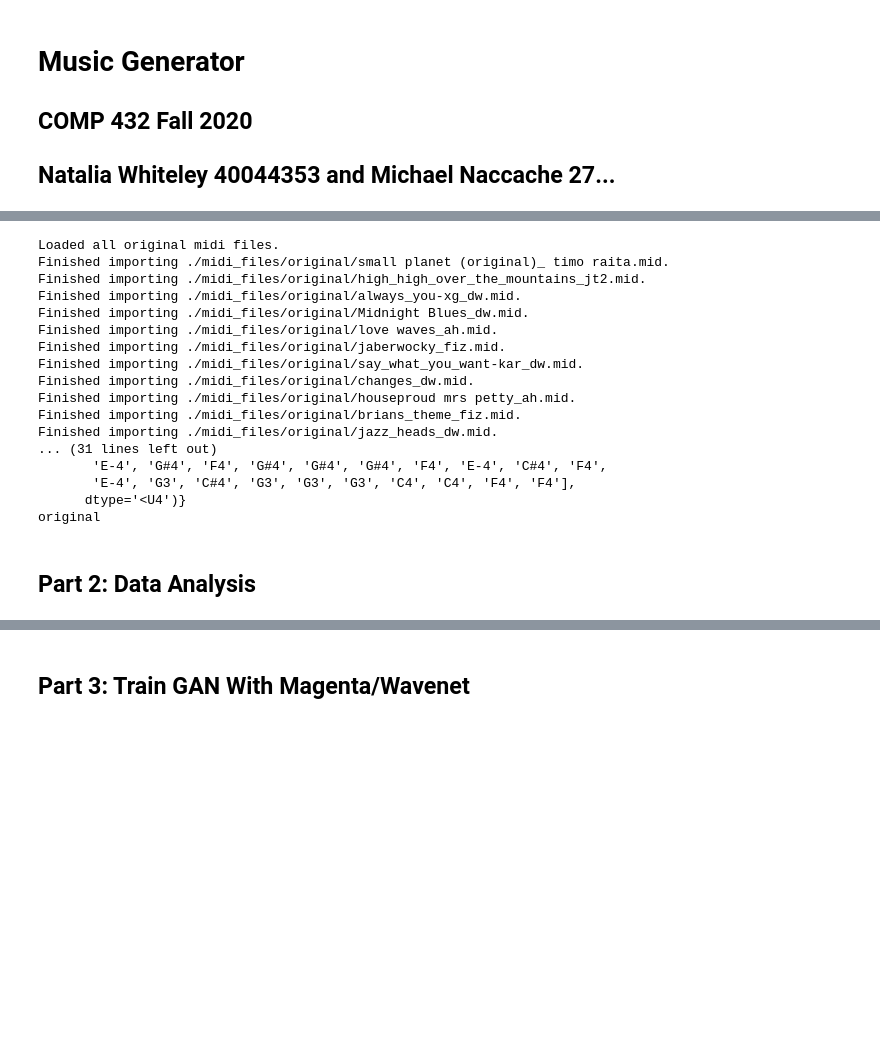
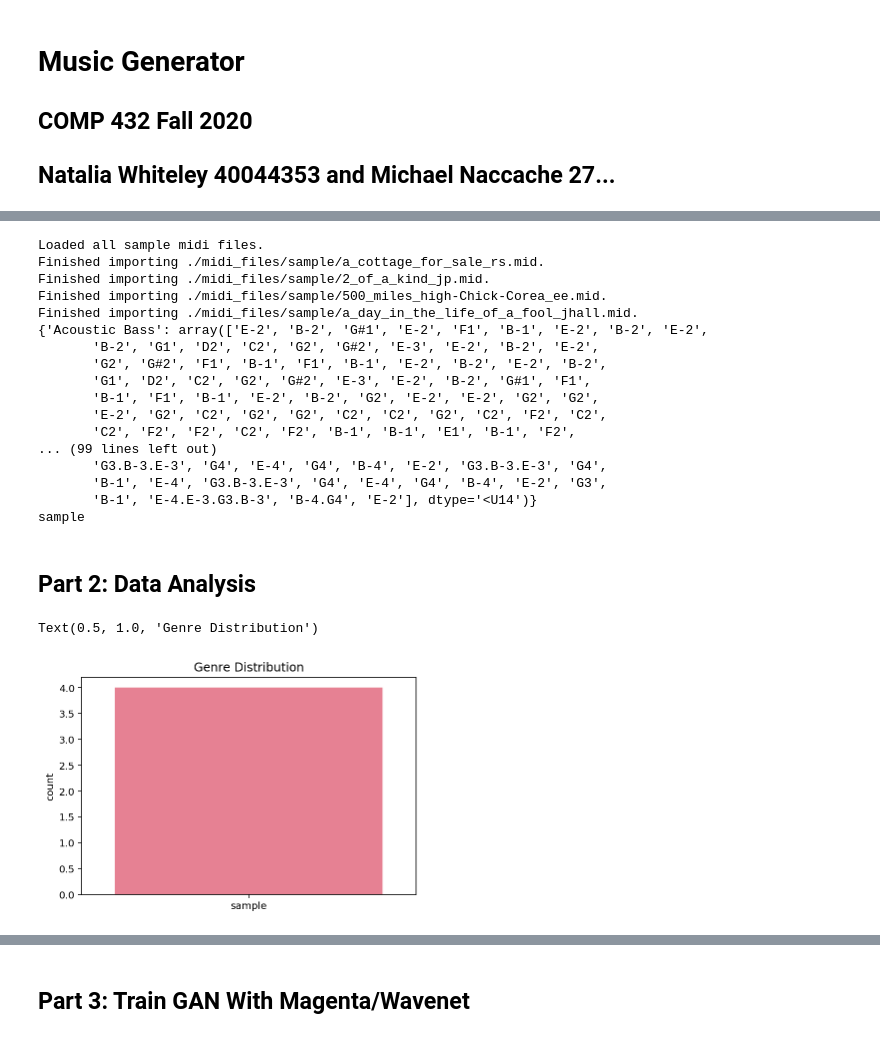
Before and after one commit to NoDevicesFound/ML-Project, a Jupyter notebook: Music_GAN.ipynb, the cells around one changed output, grey strips where cells are left out. Saved outputs shown, nothing was run; the diff lists cells and outputs as text; code cells hidden in the pictures; blank space fills up the shorter version.

```diff
--- a/Music_GAN.ipynb
+++ b/Music_GAN.ipynb
@@ -10,5 +11,6 @@ import seaborn as sns
 from music21 import *
 # %%
-# instruments to include from the midi file
+VERBOSE = True
+GENRES = ['sample']
 INSTRUMENTS = [instrument.Piano, instrument.Bass, instrument.Guitar, instrument.Saxophone, instrument.Trumpet]
-VERBOSE = True
+PALETTE = 'husl'
@@ -70,28 +76,28 @@ def get_all_files_in_dir(dir_path, verbose=VERBOSE):
 
     return midis, genres
 # %%
-all_midis, genres = get_all_files_in_dir('./midi_files/original')
-all_midis = [import_midi(x) for x in all_midis]
+midi_filenames, genres = get_all_files_in_dir('./midi_files')
+notes= [import_midi(x) for x in midi_filenames]
 
-print(all_midis[0])
-print(genres[0])
+print(X[0])
+print(y[0])
 # %% [output]
-Loaded all original midi files.
-Finished importing ./midi_files/original/small planet (original)_ timo raita.mid.
-Finished importing ./midi_files/original/high_high_over_the_mountains_jt2.mid.
-Finished importing ./midi_files/original/always_you-xg_dw.mid.
-Finished importing ./midi_files/original/Midnight Blues_dw.mid.
-Finished importing ./midi_files/original/love waves_ah.mid.
-Finished importing ./midi_files/original/jaberwocky_fiz.mid.
-Finished importing ./midi_files/original/say_what_you_want-kar_dw.mid.
-Finished importing ./midi_files/original/changes_dw.mid.
-Finished importing ./midi_files/original/houseproud mrs petty_ah.mid.
-Finished importing ./midi_files/original/brians_theme_fiz.mid.
-Finished importing ./midi_files/original/jazz_heads_dw.mid.
-... (31 lines left out)
-       'E-4', 'G#4', 'F4', 'G#4', 'G#4', 'G#4', 'F4', 'E-4', 'C#4', 'F4',
-       'E-4', 'G3', 'C#4', 'G3', 'G3', 'G3', 'C4', 'C4', 'F4', 'F4'],
-      dtype='<U4')}
-original
+Loaded all sample midi files.
+Finished importing ./midi_files/sample/a_cottage_for_sale_rs.mid.
+Finished importing ./midi_files/sample/2_of_a_kind_jp.mid.
+Finished importing ./midi_files/sample/500_miles_high-Chick-Corea_ee.mid.
+Finished importing ./midi_files/sample/a_day_in_the_life_of_a_fool_jhall.mid.
+{'Acoustic Bass': array(['E-2', 'B-2', 'G#1', 'E-2', 'F1', 'B-1', 'E-2', 'B-2', 'E-2',
+       'B-2', 'G1', 'D2', 'C2', 'G2', 'G#2', 'E-3', 'E-2', 'B-2', 'E-2',
+       'G2', 'G#2', 'F1', 'B-1', 'F1', 'B-1', 'E-2', 'B-2', 'E-2', 'B-2',
+       'G1', 'D2', 'C2', 'G2', 'G#2', 'E-3', 'E-2', 'B-2', 'G#1', 'F1',
+       'B-1', 'F1', 'B-1', 'E-2', 'B-2', 'G2', 'E-2', 'E-2', 'G2', 'G2',
+       'E-2', 'G2', 'C2', 'G2', 'G2', 'C2', 'C2', 'G2', 'C2', 'F2', 'C2',
+       'C2', 'F2', 'F2', 'C2', 'F2', 'B-1', 'B-1', 'E1', 'B-1', 'F2',
+... (99 lines left out)
+       'G3.B-3.E-3', 'G4', 'E-4', 'G4', 'B-4', 'E-2', 'G3.B-3.E-3', 'G4',
+       'B-1', 'E-4', 'G3.B-3.E-3', 'G4', 'E-4', 'G4', 'B-4', 'E-2', 'G3',
+       'B-1', 'E-4.E-3.G3.B-3', 'B-4.G4', 'E-2'], dtype='<U14')}
+sample
 # %% [markdown]
 ## Part 2: Data Analysis
@@ -103,0 +104,7 @@ original
+# %%
+# graph distribution of genres
+sns.countplot(y, palette=PALETTE)
+plt.title('Genre Distribution')
+# %% [output]
+Text(0.5, 1.0, 'Genre Distribution')
+[figure, added]
```
Also changed, not shown: parts of 12 cells of this notebook, 6 other files.
